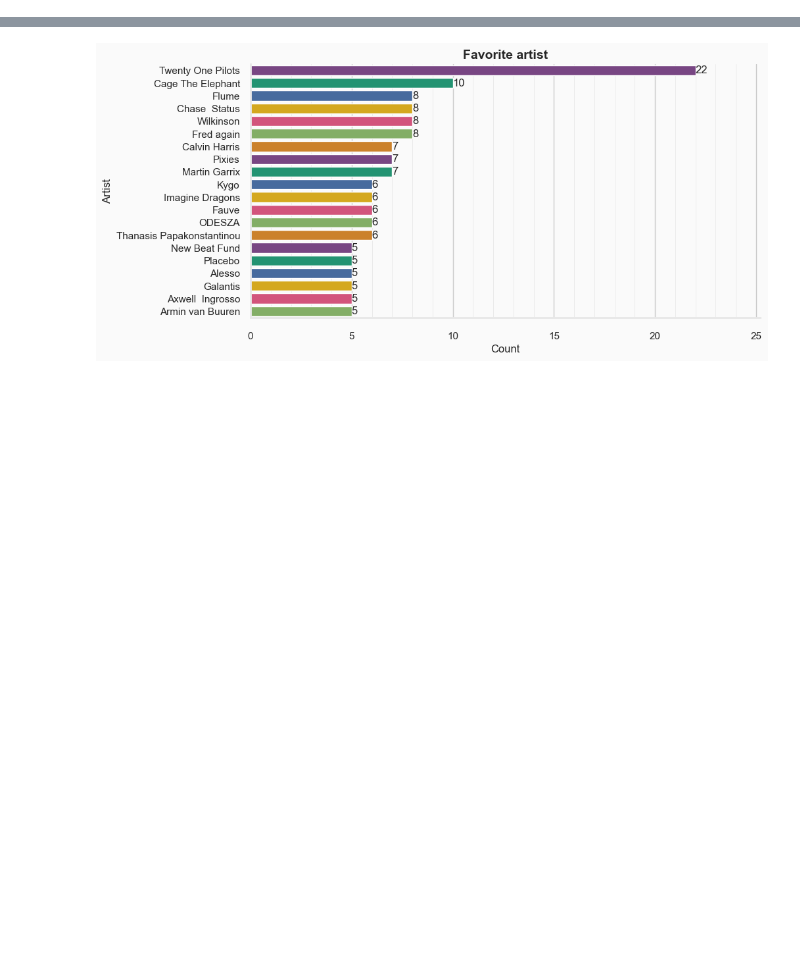
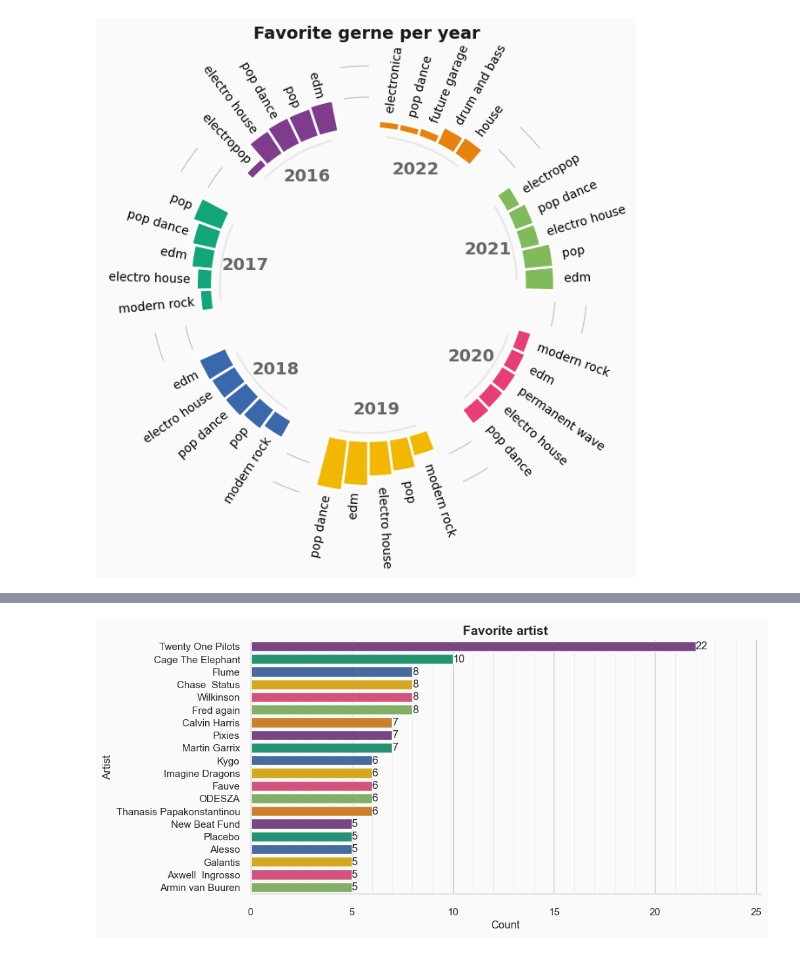
Before and after one commit to zpapagianni/Spotify_project, a Jupyter notebook: notebooks/EDA-clustering.ipynb, the cells around one changed output, grey strips where cells are left out. Saved outputs shown, nothing was run; the diff lists cells and outputs as text; code cells hidden in the pictures; blank space fills up the shorter version.

```diff
--- a/notebooks/EDA-clustering.ipynb
+++ b/notebooks/EDA-clustering.ipynb
@@ -76,0 +116,15 @@ First we're going to visualise what are the most common genres the artist I list
+# %%
+# Group the dataframe by year and join the genres in each group
+gernes = songs.groupby("year")["artist_genres"].apply(lambda x: Counter(" ".join(x).split(',')).most_common(5)).to_frame()
+
+# Reset the index
+gernes.reset_index(inplace=True)
+
+# Explode the genres column to separate rows for each genre
+gernes=gernes.explode('artist_genres')
+
+# Split the genres and count columns from the exploded column
+gernes[['genres','count']] = pd.DataFrame(gernes['artist_genres'].tolist(), index= gernes.index)
+
+# Drop the exploded column
+gernes=gernes.drop(['artist_genres'],axis=1)
@@ -76,0 +212,82 @@ First we're going to visualise what are the most common genres the artist I list
+# %%
+# Get values,labels and year labels
+VALUES = gernes["count"].values
+LABELS = gernes["genres"].values
+GROUP = gernes["year"].values
+
+#Add three empty bars to the end of each group
+PAD = 2
+ANGLES_N = len(VALUES) + PAD * len(np.unique(GROUP))
+ANGLES = np.linspace(0, 2 * np.pi, num=ANGLES_N, endpoint=False)
+WIDTH = (2 * np.pi) / len(ANGLES)
+
+# Obtaining the right indexes is now a little more complicated
+offset = 0
+OFFSET = np.pi / 2
+IDXS = []
+GROUPS_SIZE = [5,5,5,5,5,5,5]
+for size in GROUPS_SIZE:
+    IDXS += list(range(offset + PAD, offset + size + PAD))
+    offset += size + PAD
+
+    # Create a figure object and set size
+fig, ax = plt.subplots(figsize=(10, 7), subplot_kw={"projection": "polar"})
+# Set background color to gray
+fig.patch.set_facecolor(GREY98)
+ax.set_facecolor(GREY98)
+
+# Set offset and axis limits
+ax.set_theta_offset(OFFSET)
+ax.set_ylim(-100, 50)
+ax.set_frame_on(False)
+ax.xaxis.grid(False)
+ax.yaxis.grid(False)
+ax.set_xticks([])
+ax.set_yticks([])
+
+# Add title
+fig.text(
+    0.38,
+    0.9,
+    "Favorite gerne per year",
+    color=GREY10,
+    fontsize=14,
+    weight="bold"
+)
+
+# Create a list of colors for each bar, using the COLOR_SCALE variable
+COLORS = [COLOR_SCALE[i] for i, size in enumerate(GROUPS_SIZE) for _ in range(size)]
+
+# Plot the bars on the polar axis
+ax.bar(
+    ANGLES[IDXS], VALUES, width=WIDTH, color=COLORS,
+    edgecolor="white", linewidth=2
+)
+
+# Add labels to the bars using the add_labels function
+add_labels(ANGLES[IDXS], VALUES, LABELS, OFFSET, ax)
+
+# This iterates over the sizes of the groups adding reference
+# lines and annotations.
+offset = 0
+for group, size in zip(np.unique(GROUP), GROUPS_SIZE):
+    # Add line below bars
+    x1 = np.linspace(ANGLES[offset + PAD], ANGLES[offset + size + PAD - 1], num=50)
+    ax.plot(x1, [-5] * 50, color=GREY91)
+
+    # Add text to indicate group
+    ax.text(
+        np.mean(x1), -20, group, color=GREY40, fontsize=14,
+        fontweight="bold", ha="center", va="center"
+    )
+
+    # Add reference lines at 20, 40, 60, and 80
+    x2 = np.linspace(ANGLES[offset], ANGLES[offset + PAD - 1], num=50)
+    ax.plot(x2, [20] * 50, color="#bebebe", lw=0.8)
+    ax.plot(x2, [40] * 50, color="#bebebe", lw=0.8)
+    ax.plot(x2, [60] * 50, color="#bebebe", lw=0.8)
+    ax.plot(x2, [80] * 50, color="#bebebe", lw=0.8)
+
+    offset += size + PAD
+# %% [output]
+[figure, added]
```
Also changed, not shown: parts of 53 cells of this notebook, 1 other file.
